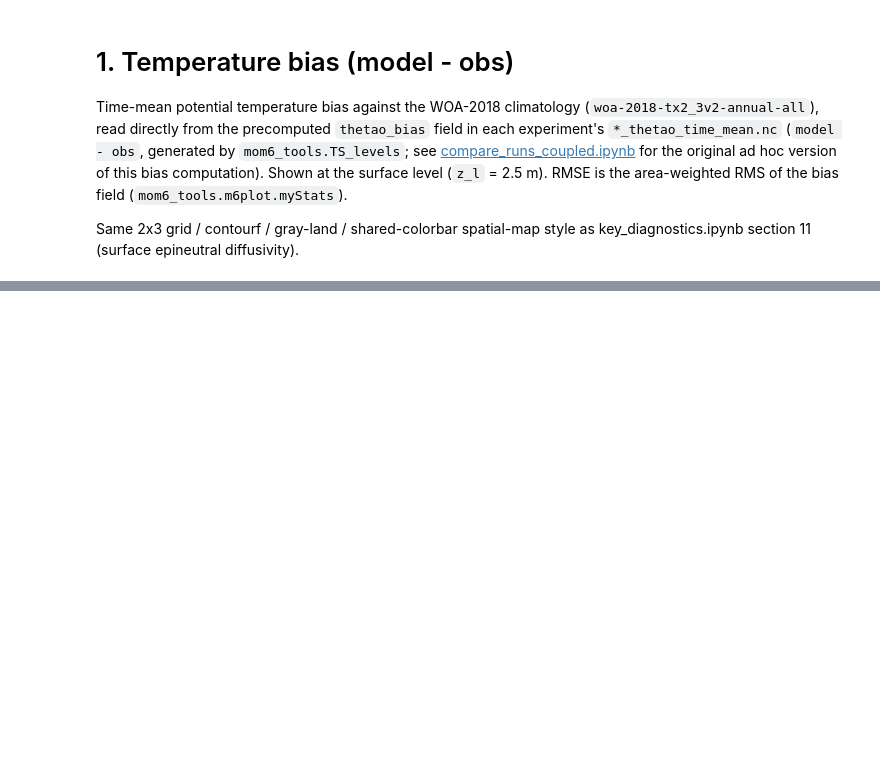
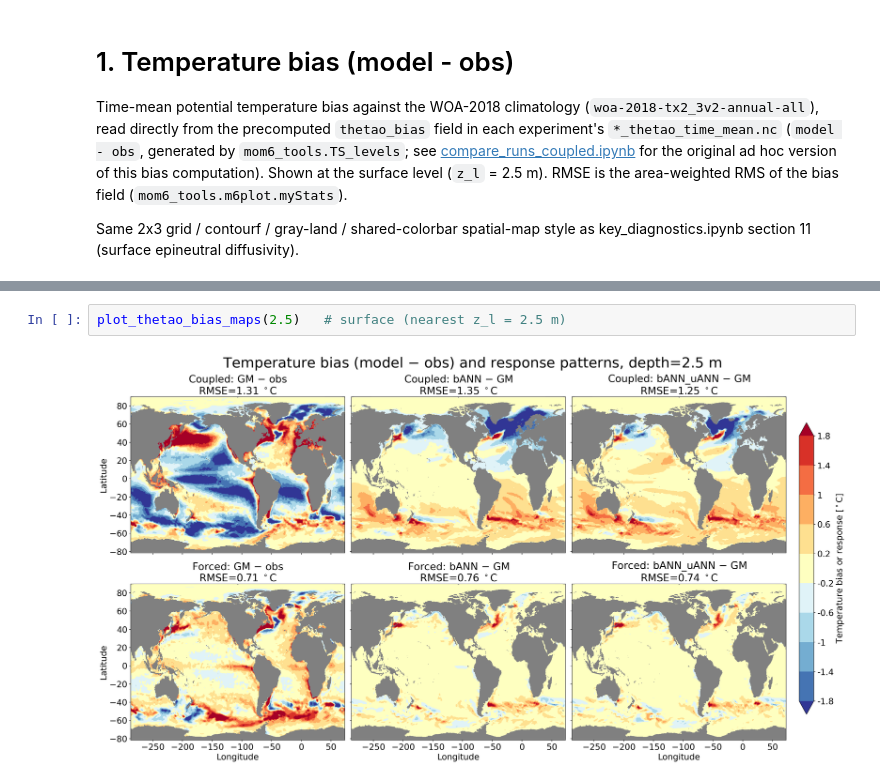
Before and after one commit to m2lines/m2lines-CESM3-diagnostics, a Jupyter notebook: notebooks/biases.ipynb, the cells around one changed output, grey strips where cells are left out. Drawn from its saved outputs; the diff is of its cells as text; blank space fills up the shorter version.

```diff
--- a/notebooks/biases.ipynb
+++ b/notebooks/biases.ipynb
@@ -161,0 +228,4 @@ plt.show()
+# %%
+plot_thetao_bias_maps(2.5)   # surface (nearest z_l = 2.5 m)
+# %% [output]
+[figure, added]
```
Also changed, not shown: parts of 13 cells of this notebook, 1 other file.
